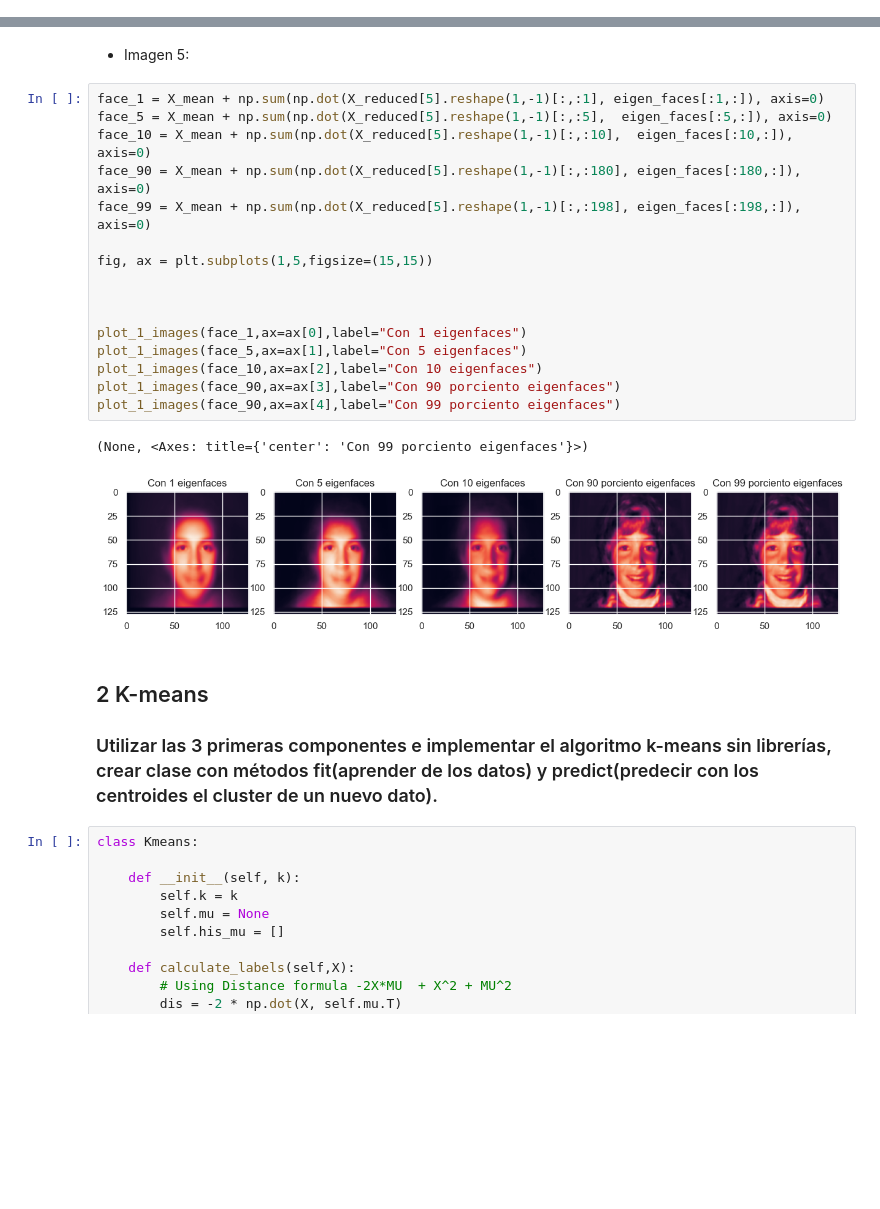
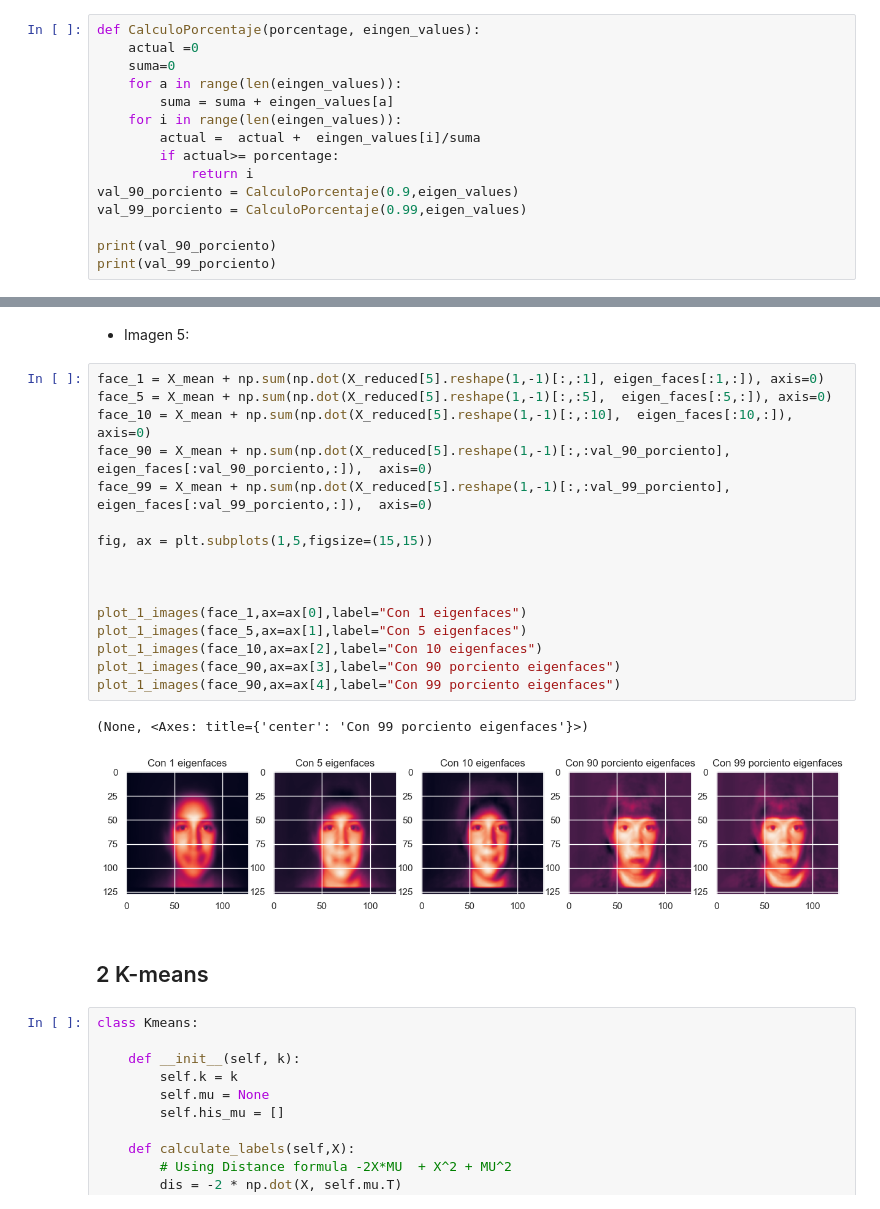
Before and after one commit to JuanMorales4619/Estadistica-3, a Jupyter notebook: Tarea 2/src/notebook/NoteBook.ipynb, the cells around one changed output, grey strips where cells are left out. Drawn from its saved outputs; the diff is of its cells as text; blank space fills up the shorter version.

```diff
--- a/Tarea 2/src/notebook/NoteBook.ipynb
+++ b/Tarea 2/src/notebook/NoteBook.ipynb
@@ -118,0 +123,15 @@ eigen_faces = pca.components_
+# %%
+def CalculoPorcentaje(porcentage, eingen_values):
+    actual =0
+    suma=0
+    for a in range(len(eingen_values)):
+        suma = suma + eingen_values[a]
+    for i in range(len(eingen_values)):
+        actual =  actual +  eingen_values[i]/suma
+        if actual>= porcentage:
+            return i
+val_90_porciento = CalculoPorcentaje(0.9,eigen_values)
+val_99_porciento = CalculoPorcentaje(0.99,eigen_values)
+
+print(val_90_porciento)
+print(val_99_porciento)
@@ -205,26 +229,24 @@ plot_1_images(face_90,ax=ax[4],label="Con 99 porciento eigenfaces")
 # %%
 face_1 = X_mean + np.sum(np.dot(X_reduced[5].reshape(1,-1)[:,:1], eigen_faces[:1,:]), axis=0)
 face_5 = X_mean + np.sum(np.dot(X_reduced[5].reshape(1,-1)[:,:5],  eigen_faces[:5,:]), axis=0)
 face_10 = X_mean + np.sum(np.dot(X_reduced[5].reshape(1,-1)[:,:10],  eigen_faces[:10,:]), axis=0)
-face_90 = X_mean + np.sum(np.dot(X_reduced[5].reshape(1,-1)[:,:180], eigen_faces[:180,:]),  axis=0)
-face_99 = X_mean + np.sum(np.dot(X_reduced[5].reshape(1,-1)[:,:198], eigen_faces[:198,:]),  axis=0)
+face_90 = X_mean + np.sum(np.dot(X_reduced[5].reshape(1,-1)[:,:val_90_porciento], eigen_faces[:val_90_porciento,:]),  axis=0)
+face_99 = X_mean + np.sum(np.dot(X_reduced[5].reshape(1,-1)[:,:val_99_porciento], eigen_faces[:val_99_porciento,:]),  axis=0)
 
 fig, ax = plt.subplots(1,5,figsize=(15,15))
 
 
 
 plot_1_images(face_1,ax=ax[0],label="Con 1 eigenfaces")
 plot_1_images(face_5,ax=ax[1],label="Con 5 eigenfaces")
 plot_1_images(face_10,ax=ax[2],label="Con 10 eigenfaces")
 plot_1_images(face_90,ax=ax[3],label="Con 90 porciento eigenfaces")
 plot_1_images(face_90,ax=ax[4],label="Con 99 porciento eigenfaces")
 # %% [output]
 (None, <Axes: title={'center': 'Con 99 porciento eigenfaces'}>)
-[figure, old version]
+[figure, new version]
-# %% [markdown]
-## 2 K-means
-
-### Utilizar las 3 primeras componentes e implementar el algoritmo k-means sin librerías, crear clase con métodos fit(aprender de los datos) y predict(predecir con los centroides el cluster de un nuevo dato).
+# %% [markdown]
+## 2 K-means
 # %%
 class Kmeans:
 
```
Also changed, not shown: parts of 30 cells of this notebook.
